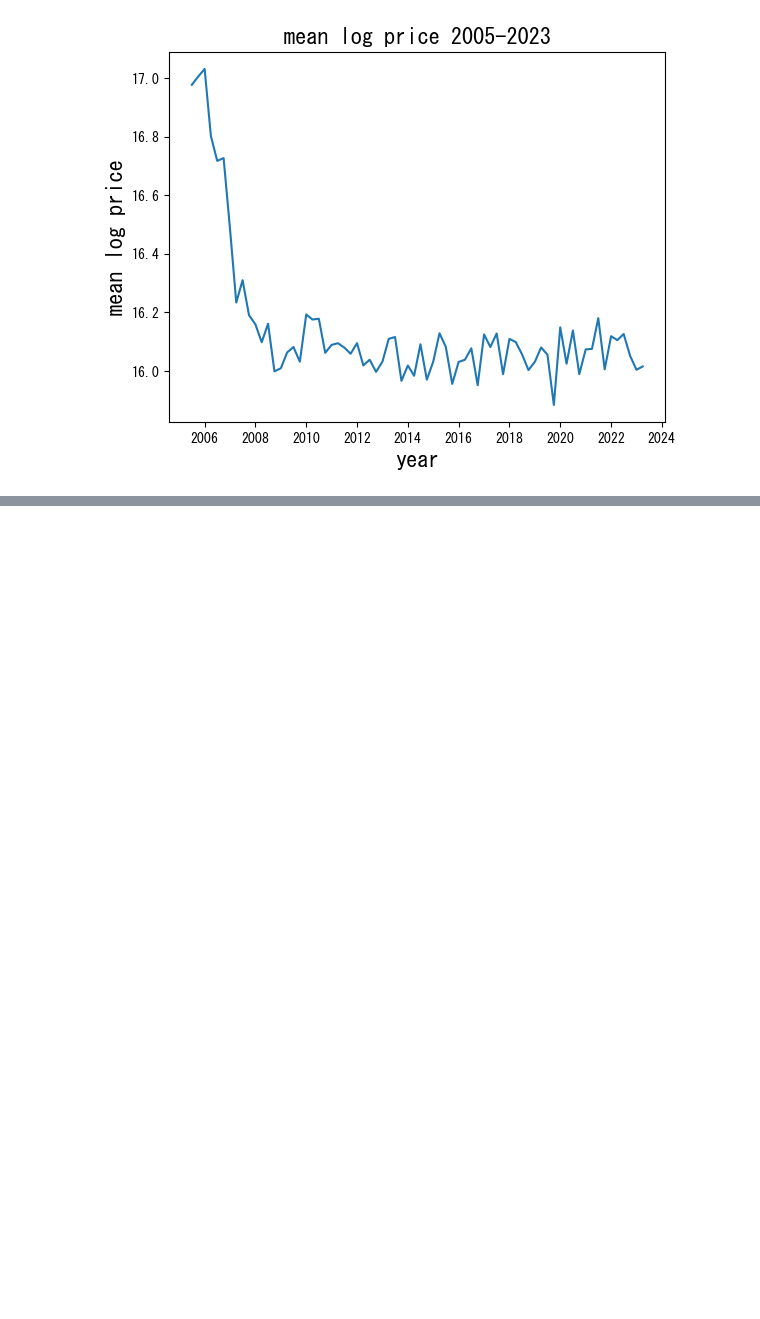
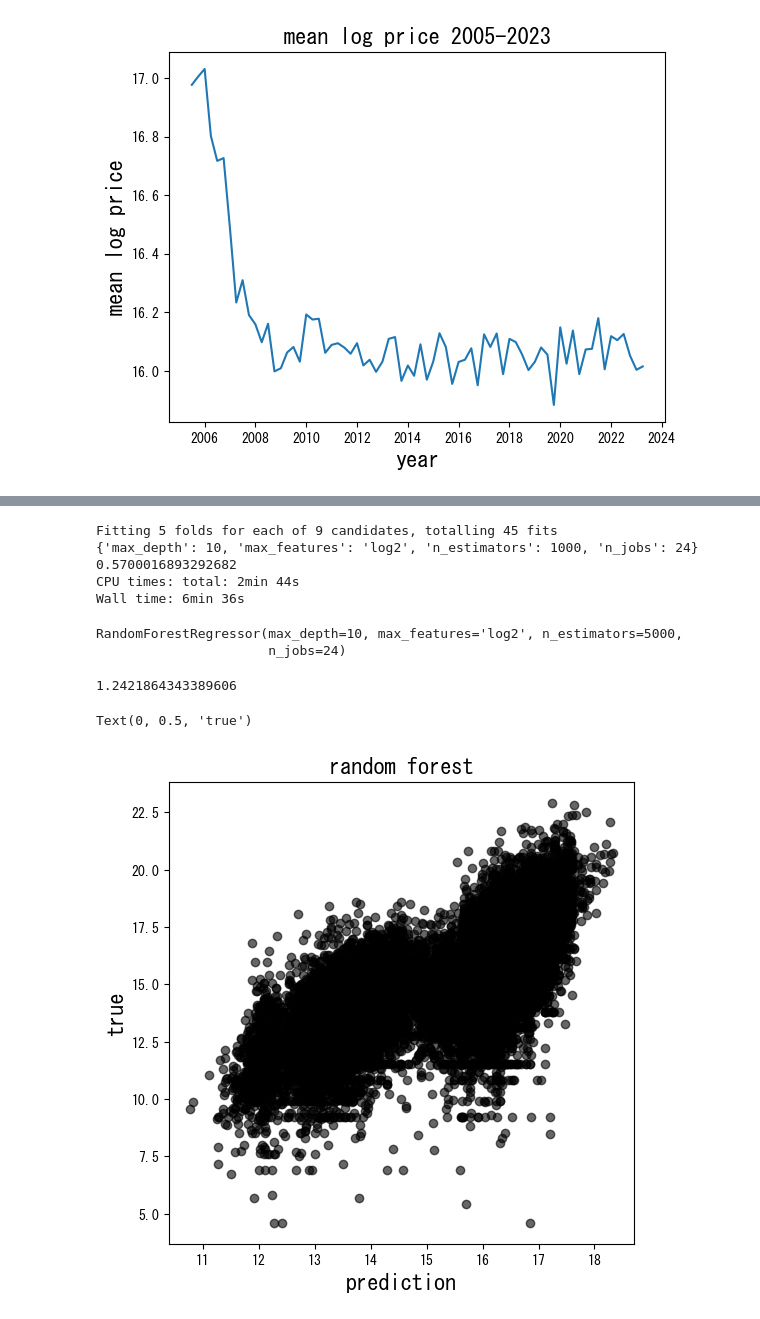
Before and after one commit to Tegmier/school, a Jupyter notebook: データサイエンス超入門/2023_SuperD_Class3.ipynb, the cells around one changed output, grey strips where cells are left out. Saved outputs shown, nothing was run; the diff lists cells and outputs as text; code cells hidden in the pictures; blank space fills up the shorter version.

```diff
--- a/データサイエンス超入門/2023_SuperD_Class3.ipynb
+++ b/データサイエンス超入門/2023_SuperD_Class3.ipynb
@@ -205,0 +433,52 @@ plt.show()
+# %%
+from sklearn.ensemble import RandomForestRegressor
+reg_rf = RandomForestRegressor()
+# %%
+%%time
+# Hyper Parameter Learning
+hyper_para_learn = 1
+if hyper_para_learn == 1:
+    reg_rf_cv = GridSearchCV(reg_rf, {
+        'max_depth': [2, 6, 10],
+        'n_estimators': [100, 1000, 5000],
+        'max_features': ['log2'],
+        'n_jobs': [24]
+    },
+                             verbose=1)
+    reg_rf_cv.fit(x_train, y_train)
+    print(reg_rf_cv.best_params_)
+    print(reg_rf_cv.best_score_)
+# %% [output]
+Fitting 5 folds for each of 9 candidates, totalling 45 fits
+{'max_depth': 10, 'max_features': 'log2', 'n_estimators': 1000, 'n_jobs': 24}
+0.5700016893292682
+CPU times: total: 2min 44s
+Wall time: 6min 36s
+# %%
+# n_jobs should be adjusted to your computing environment
+# in the server do not overuse computational resources
+reg_rf = RandomForestRegressor(max_depth=10,
+                               max_features='log2',
+                               n_estimators=5000,
+                               n_jobs=24)
+reg_rf.fit(x_train, y_train)
+# %% [output]
+RandomForestRegressor(max_depth=10, max_features='log2', n_estimators=5000,
+                      n_jobs=24)
+# %%
+# Prediction
+y_test_rf = reg_rf.predict(x_test)
+# %%
+# Test error
+mean_squared_error(y_test_rf, y_test)
+# %% [output]
+1.2421864343389606
+# %%
+plt.figure(figsize=(6,6))
+plt.plot(y_test_rf,y_test,marker="o",linestyle="",alpha=0.6,color="black")
+plt.title("random forest",size=16)
+plt.xlabel("prediction",size=16)
+plt.ylabel("true",size=16)
+# %% [output]
+Text(0, 0.5, 'true')
+[figure, added]
```
Also changed, not shown: parts of 39 cells of this notebook, 21 other files.
